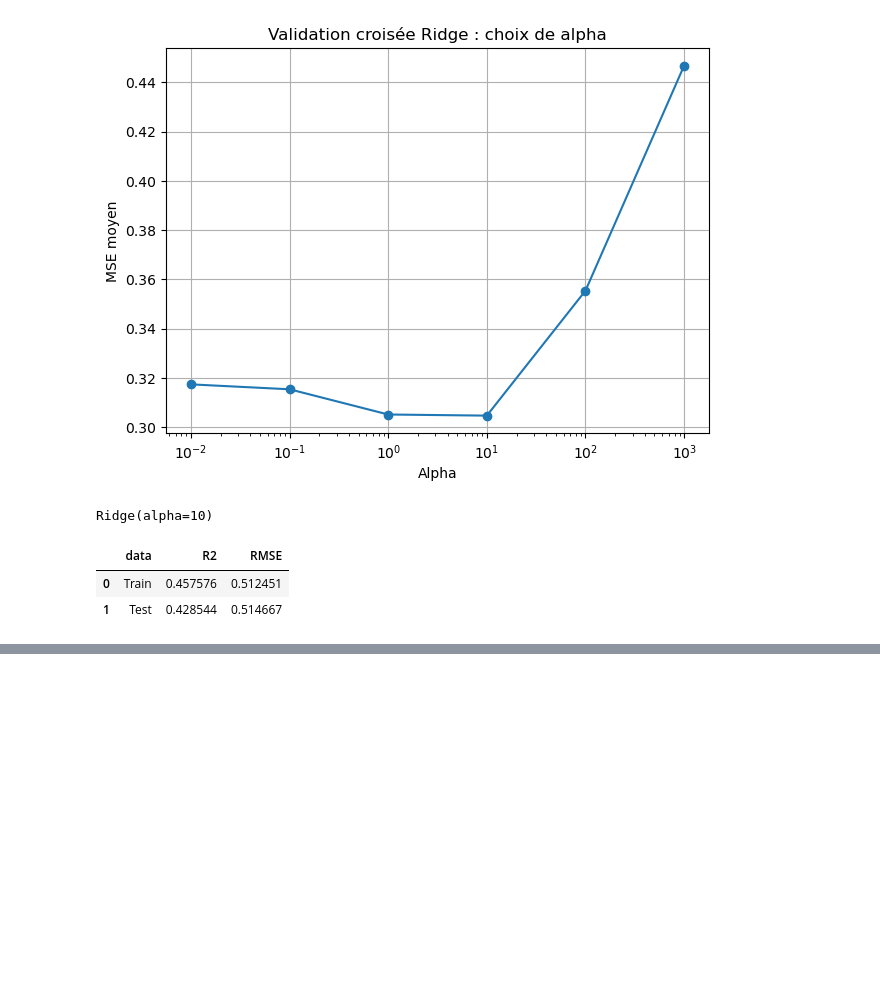
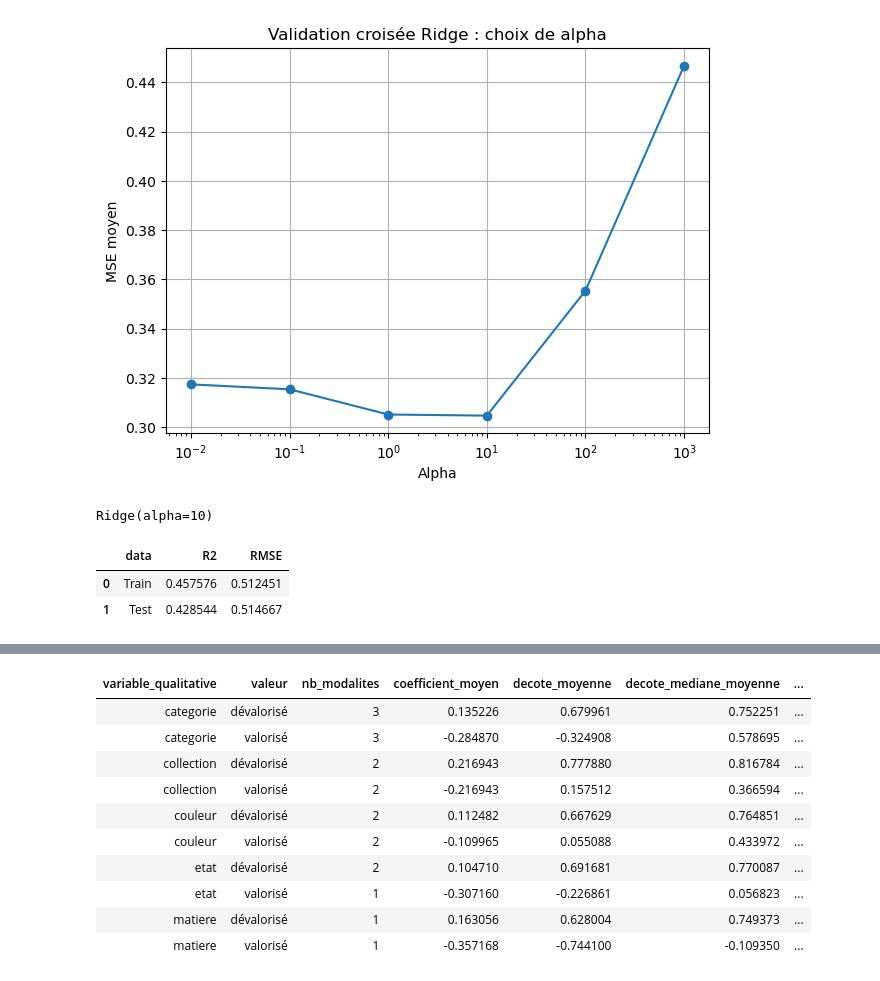
Before and after one commit to NourBouabid/Vinted-Zara-scrapping-et-analyse, a Jupyter notebook: Notebook_Analyse.ipynb, the cells around one changed output, grey strips where cells are left out. Cells and saved outputs as stored; diff of their text form; code cells hidden in the pictures; blank space fills up the shorter version.

```diff
--- a/Notebook_Analyse.ipynb
+++ b/Notebook_Analyse.ipynb
@@ -288,0 +322,27 @@ coef_df.head(15)
+# %%
+#calcul moyenne et median par modalité
+stats_modalites = []
+
+for col in qual_cols:
+    temp = (
+        df.groupby(col)["decote"]
+        .agg(["count", "mean", "median", "std"])
+        .reset_index()
+        .rename(columns={col: "modalite"})
+    )
+
+    temp["variable_qualitative"] = col
+    stats_modalites.append(temp)
+
+stats_modalites = pd.concat(stats_modalites, ignore_index=True)
+# %%
+#fusion moyenne et médiane par modalité et coefficient important associé
+analyse_modalites = coef_modalites.merge(
+    stats_modalites,
+    on=["variable_qualitative", "modalite"],
+    how="left"
+)
+
+analyse_modalites = analyse_modalites.sort_values(
+    ["variable_qualitative", "coefficient"]
+)
@@ -288,0 +409,28 @@ coef_df.head(15)
+# %%
+#affichage synthétique uniquement par variables
+resume_groupes = (
+    analyse_modalites
+    .groupby(["variable_qualitative", "valeur"])
+    .agg(
+        nb_modalites=("modalite", "count"),
+        coefficient_moyen=("coefficient", "mean"),
+        decote_moyenne=("mean", "mean"),
+        decote_mediane_moyenne=("median", "mean"),
+        effectif_total=("count", "sum")
+    )
+    .reset_index().style.hide(axis="index")
+)
+
+resume_groupes
+# %% [output]
+| variable_qualitative | valeur | nb_modalites | coefficient_moyen | decote_moyenne | decote_mediane_moyenne | ... |
+| categorie | dévalorisé | 3 | 0.135226 | 0.679961 | 0.752251 | ... |
+| categorie | valorisé | 3 | -0.284870 | -0.324908 | 0.578695 | ... |
+| collection | dévalorisé | 2 | 0.216943 | 0.777880 | 0.816784 | ... |
+| collection | valorisé | 2 | -0.216943 | 0.157512 | 0.366594 | ... |
+| couleur | dévalorisé | 2 | 0.112482 | 0.667629 | 0.764851 | ... |
+| couleur | valorisé | 2 | -0.109965 | 0.055088 | 0.433972 | ... |
+| etat | dévalorisé | 2 | 0.104710 | 0.691681 | 0.770087 | ... |
+| etat | valorisé | 1 | -0.307160 | -0.226861 | 0.056823 | ... |
+| matiere | dévalorisé | 1 | 0.163056 | 0.628004 | 0.749373 | ... |
+| matiere | valorisé | 1 | -0.357168 | -0.744100 | -0.109350 | ... |
```
Also changed, not shown: parts of 9 cells of this notebook.
